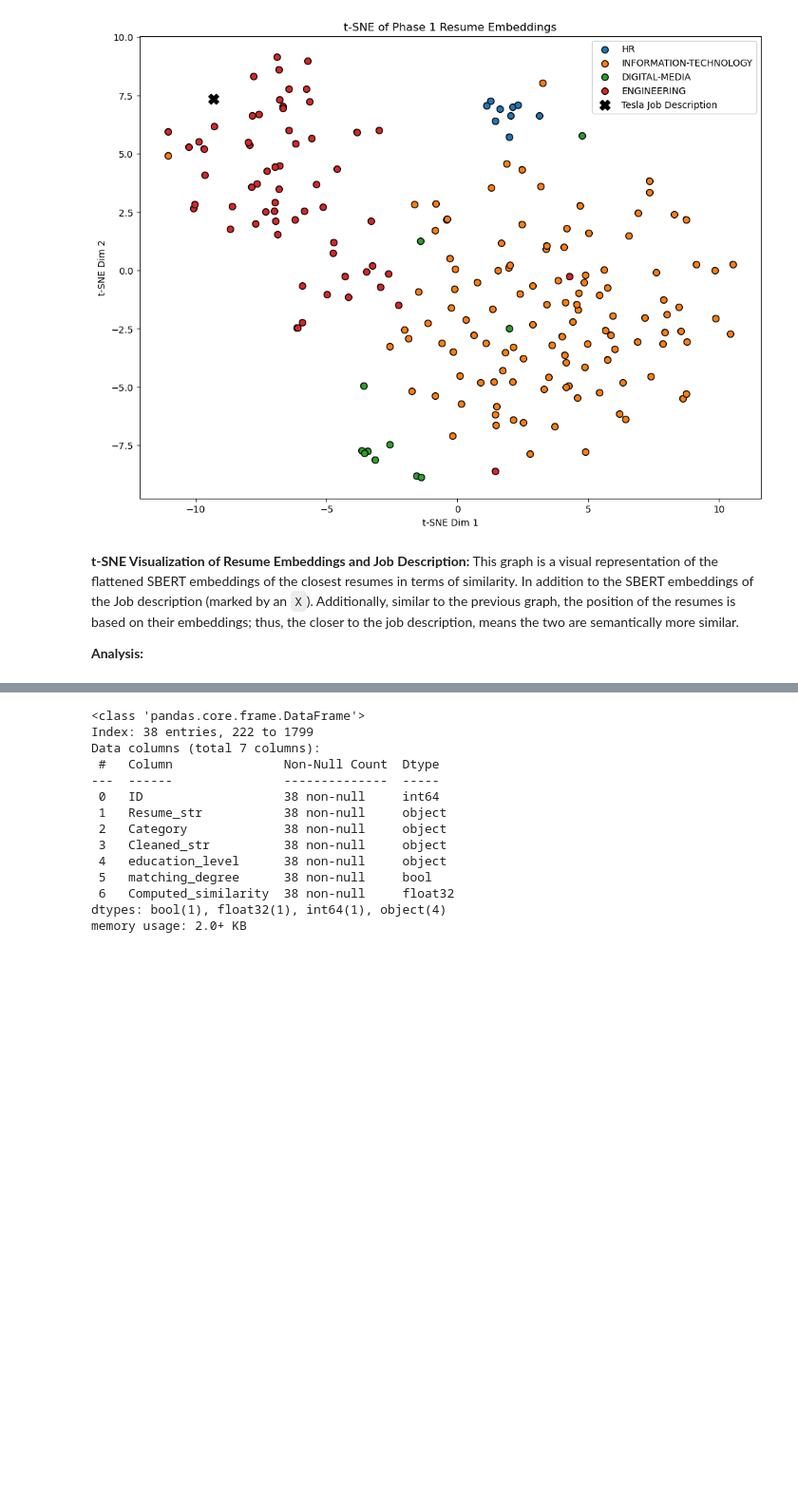
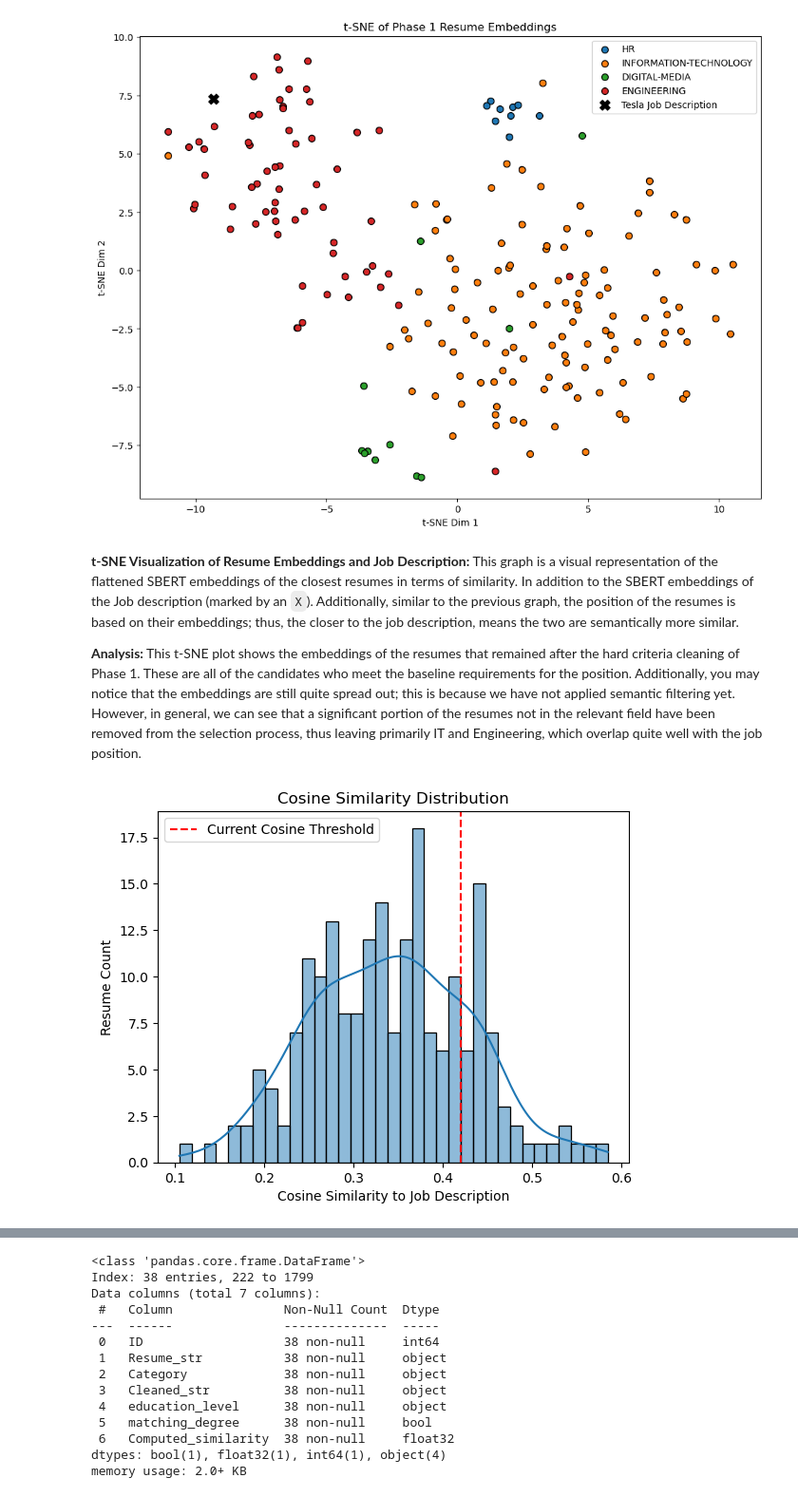
Before and after one commit to henry-AY/ResumeScreening, a Jupyter notebook: Resume_Screening.ipynb, the cells around one changed output, grey strips where cells are left out. Shown at 95% size. Saved outputs shown, nothing was run; the diff lists cells and outputs as text; code cells hidden in the pictures; blank space fills up the shorter version.

Commit message:
further analysis for t-SNE

```diff
--- a/Resume_Screening.ipynb
+++ b/Resume_Screening.ipynb
@@ -438,6 +439,7 @@ tesla_job_desc = (
     "Capable of delivering top quality C/C++ code for embedded systems."
 )
 
+
 # Grab fields using regex and the tagline "Pursuing a Degree in...". The RegEx captures everything up to the period and groups it into Group 1.
 degree_requirements = re.search(r"Pursuing a Degree in (.+?)(?:\.|$)", tesla_job_desc, re.IGNORECASE)
 
@@ -449,7 +451,9 @@ degree_fields = re.split(r',\s*| and | or ', degree_requirements.group(1))
 
 # More processing on the actual degrees
 degree_fields = [i.strip().lower() for i in degree_fields]
-degree_fields.remove("related field")
+
+if "related field" in degree_fields:
+    degree_fields.remove("related field")
 
 print("Extracted fields:", degree_fields)
 # %% [output]
@@ -547,4 +552,14 @@ plt.show()
 **t-SNE Visualization of Resume Embeddings and Job Description:**
 This graph is a visual representation of the flattened SBERT embeddings of the closest resumes in terms of similarity. In addition to the SBERT embeddings of the Job description (marked by an `X`). Additionally, similar to the previous graph, the position of the resumes is based on their embeddings; thus, the closer to the job description, means the two are semantically more similar.
 
-**Analysis:**
+**Analysis:** This t-SNE plot shows the embeddings of the resumes that remained after the hard criteria cleaning of Phase 1. These are all of the candidates who meet the baseline requirements for the position. Additionally, you may notice that the embeddings are still quite spread out; this is because we have not applied semantic filtering yet. However, in general, we can see that a significant portion of the resumes not in the relevant field have been removed from the selection process, thus leaving primarily IT and Engineering, which overlap quite well with the job position.
+# %%
+sns.histplot(df_tech_match['Computed_similarity'], bins=35, kde=True)
+plt.axvline(0.42, color='red', linestyle='--', label='Current Cosine Threshold')
+plt.xlabel("Cosine Similarity to Job Description")
+plt.ylabel("Resume Count")
+plt.legend()
+plt.title("Cosine Similarity Distribution")
+plt.show()
+# %% [output]
+[figure, added]
```
Also changed, not shown: parts of 7 cells of this notebook.
